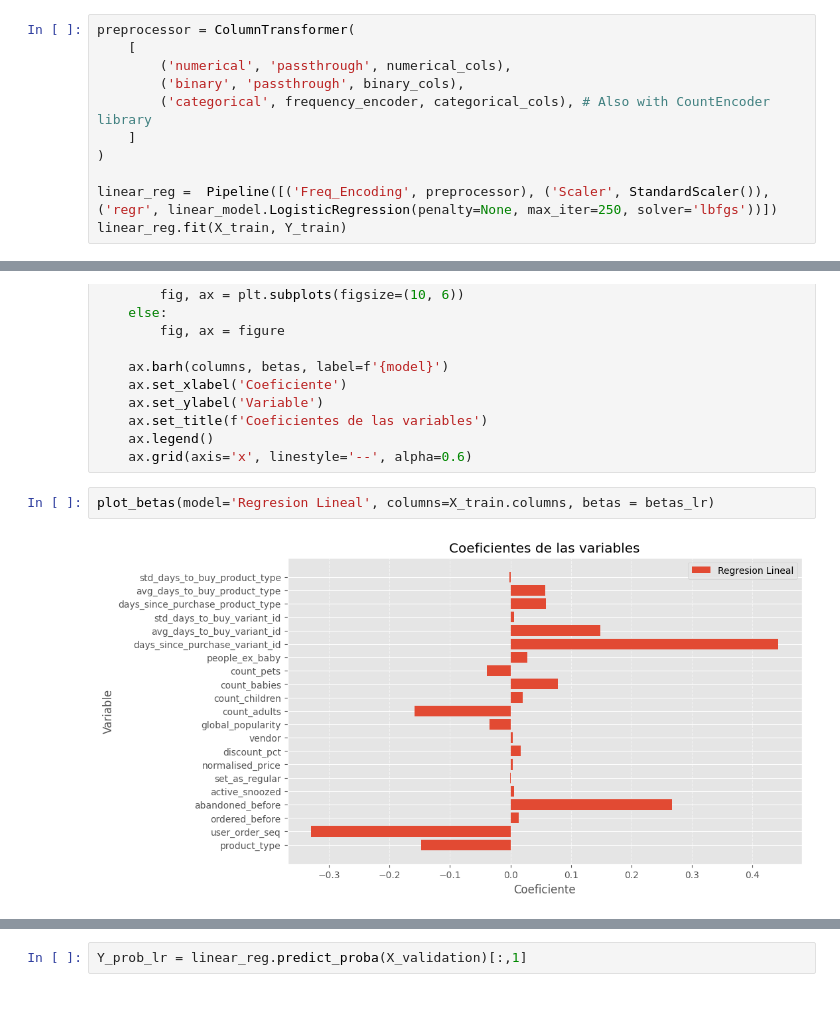
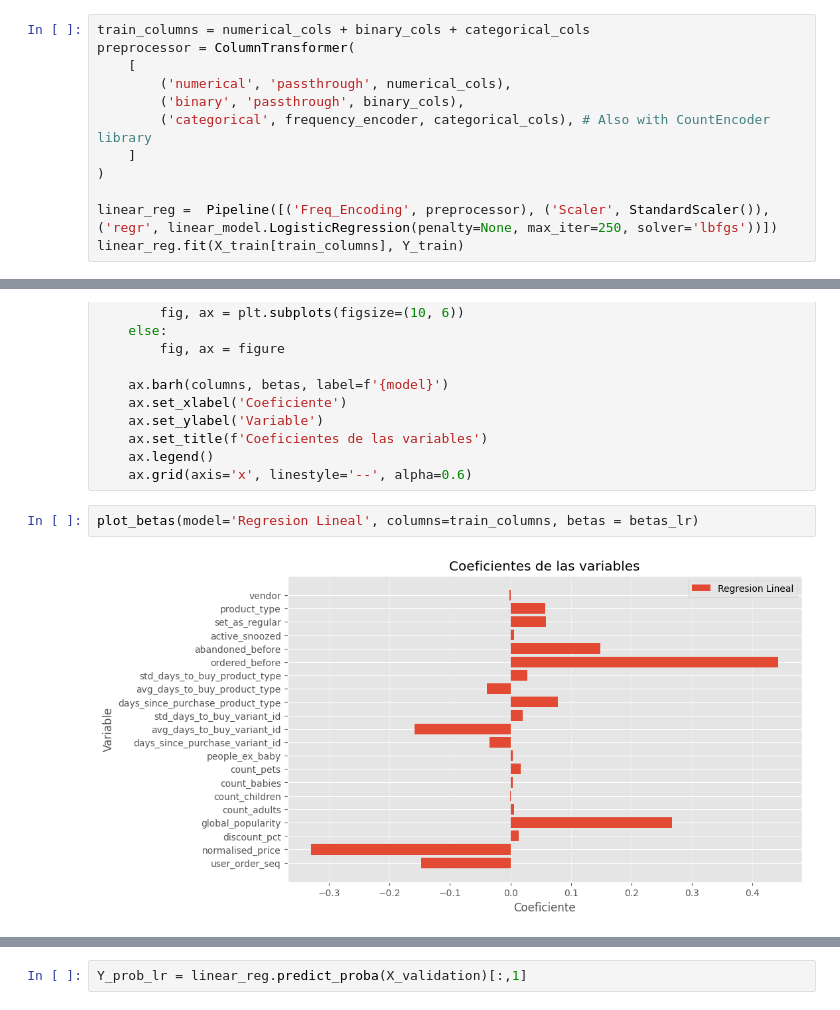
Before and after one commit to uhernando002/zrive-ds, a Jupyter notebook: src/module_3/module_3_milestone1.ipynb, the cells around one changed output, grey strips where cells are left out. Saved outputs shown, nothing was run; the diff lists cells and outputs as text.

```diff
--- a/src/module_3/module_3_milestone1.ipynb
+++ b/src/module_3/module_3_milestone1.ipynb
@@ -135,6 +135,7 @@ Value counts test: {0.0: 98.73850229644577, 1.0: 1.2614977035542296}
 # %% [markdown]
 ### LOGISTIC REGRESSION
 # %%
+train_columns = numerical_cols + binary_cols + categorical_cols
 preprocessor = ColumnTransformer(
     [
         ('numerical', 'passthrough', numerical_cols),
@@ -144,7 +145,7 @@ preprocessor = ColumnTransformer(
 )
 
 linear_reg =  Pipeline([('Freq_Encoding', preprocessor), ('Scaler', StandardScaler()), ('regr', linear_model.LogisticRegression(penalty=None, max_iter=250, solver='lbfgs'))])
-linear_reg.fit(X_train, Y_train)
+linear_reg.fit(X_train[train_columns], Y_train)
 # %% [output]
 Pipeline(steps=[('Freq_Encoding',
                  ColumnTransformer(transformers=[('numerical', 'passthrough',
@@ -179,9 +180,9 @@ def plot_betas(model:str, columns:np.array, betas:np.array, figure:Tuple[matplot
     ax.legend()
     ax.grid(axis='x', linestyle='--', alpha=0.6)
 # %%
-plot_betas(model='Regresion Lineal', columns=X_train.columns, betas = betas_lr)
+plot_betas(model='Regresion Lineal', columns=train_columns, betas = betas_lr)
 # %% [output]
-[figure, old version]
+[figure, new version]
 # %% [markdown]
 ### Dado que no hay diferencias de escalas considerables en las variables, en esta gráfica se puede observar la relevancia de cada una de las variables a la hora de predecir los resultados. Las variables más importantes son:
 - Abandoned_before: Lógico porque si ese producto ha sido abandonado por el usuario, e sun factor que puede influir a la hora de comprarlo o no después.
```
Also changed, not shown: parts of 23 cells of this notebook.
